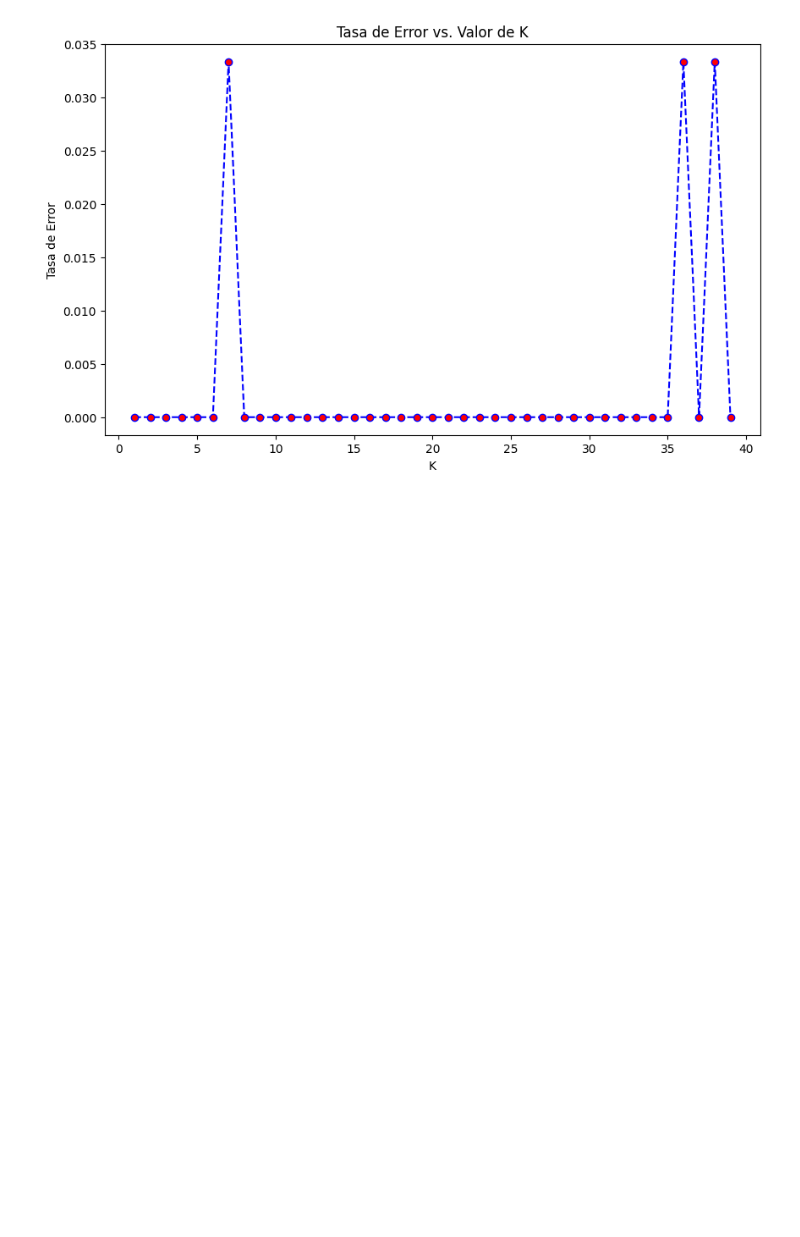
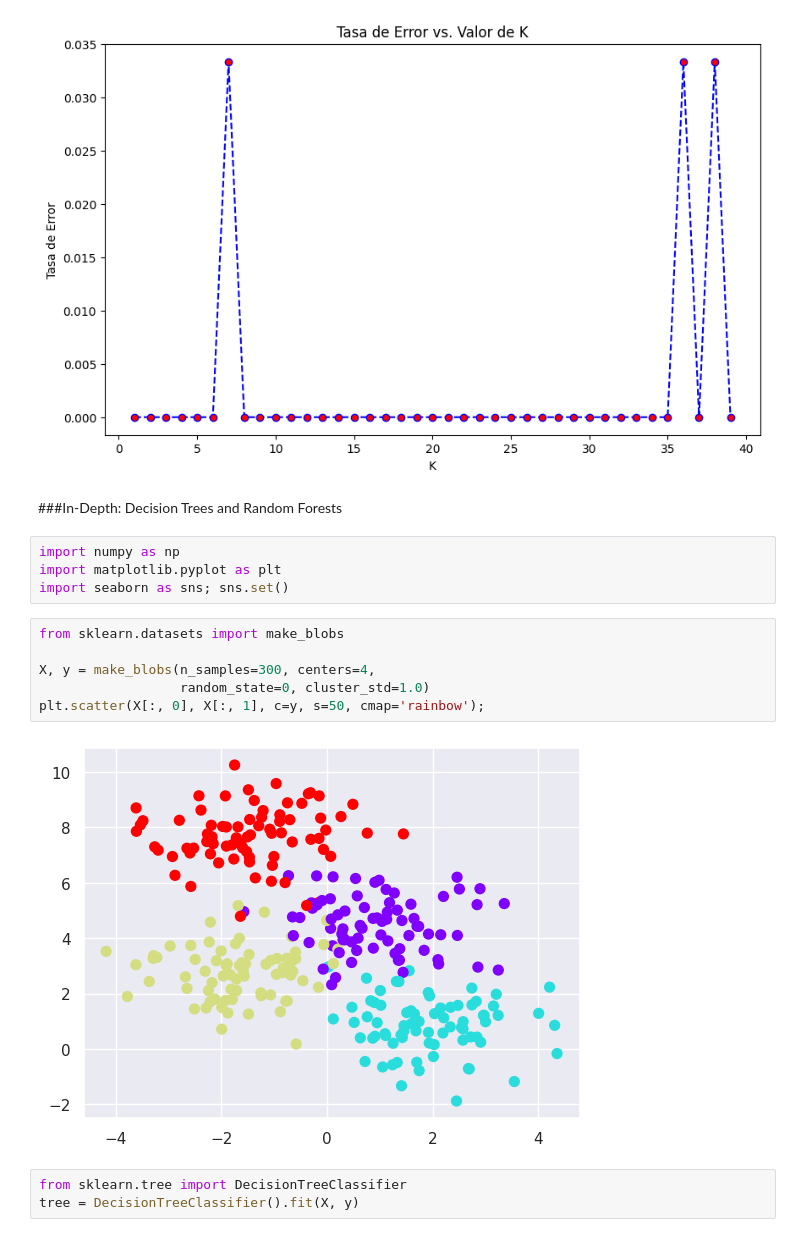
Before and after one commit to MartinezOrtizEduardoAntonio/mineria_de_datos, a Jupyter notebook: untitled1.ipynb, the cells around one changed output. Saved outputs shown, nothing was run; the diff lists cells and outputs as text; blank space fills up the shorter version.

```diff
--- a/untitled1.ipynb
+++ b/untitled1.ipynb
@@ -969,3 +969,20 @@ plt.ylabel('Tasa de Error')
 plt.show()
 # %% [output]
 [figure]
+# %% [markdown]
+###In-Depth: Decision Trees and Random Forests
+# %%
+import numpy as np
+import matplotlib.pyplot as plt
+import seaborn as sns; sns.set()
+# %%
+from sklearn.datasets import make_blobs
+
+X, y = make_blobs(n_samples=300, centers=4,
+                  random_state=0, cluster_std=1.0)
+plt.scatter(X[:, 0], X[:, 1], c=y, s=50, cmap='rainbow');
+# %% [output]
+[figure, added]
+# %%
+from sklearn.tree import DecisionTreeClassifier
+tree = DecisionTreeClassifier().fit(X, y)
```
Also changed, not shown: parts of 21 cells of this notebook.
